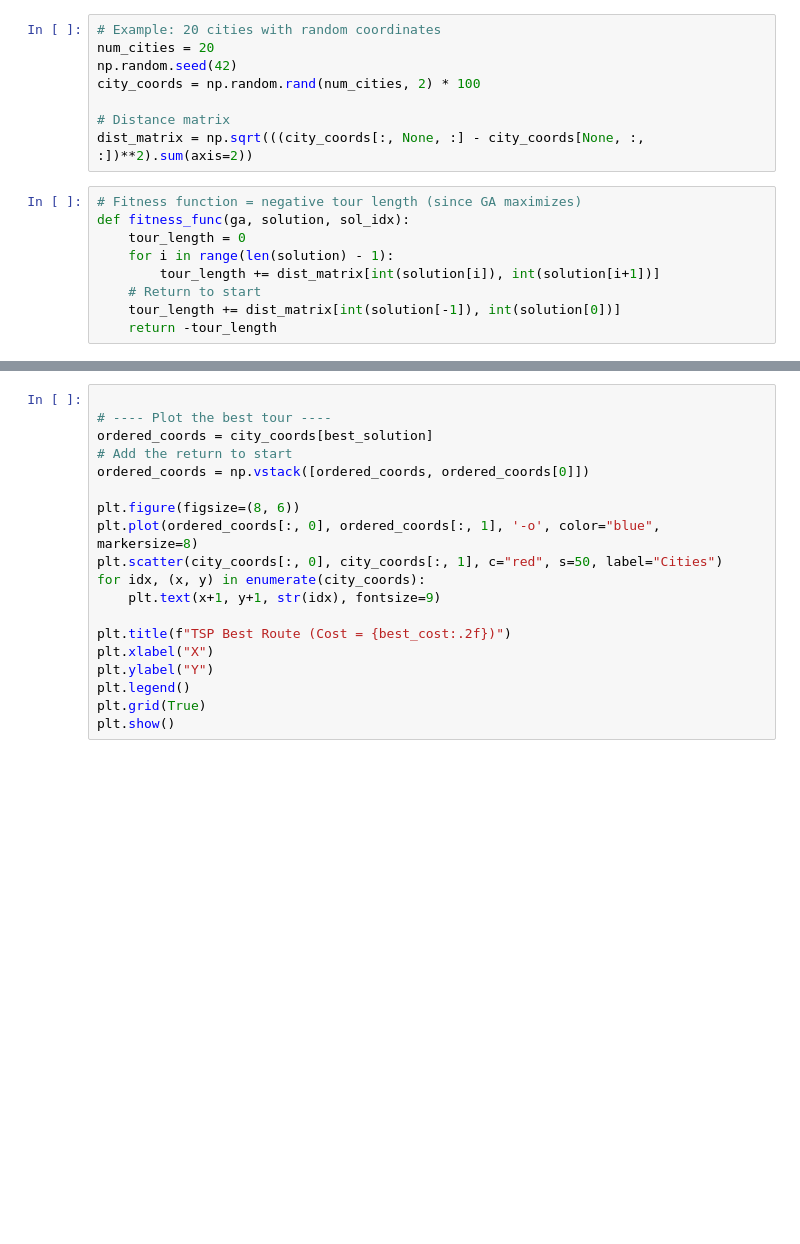
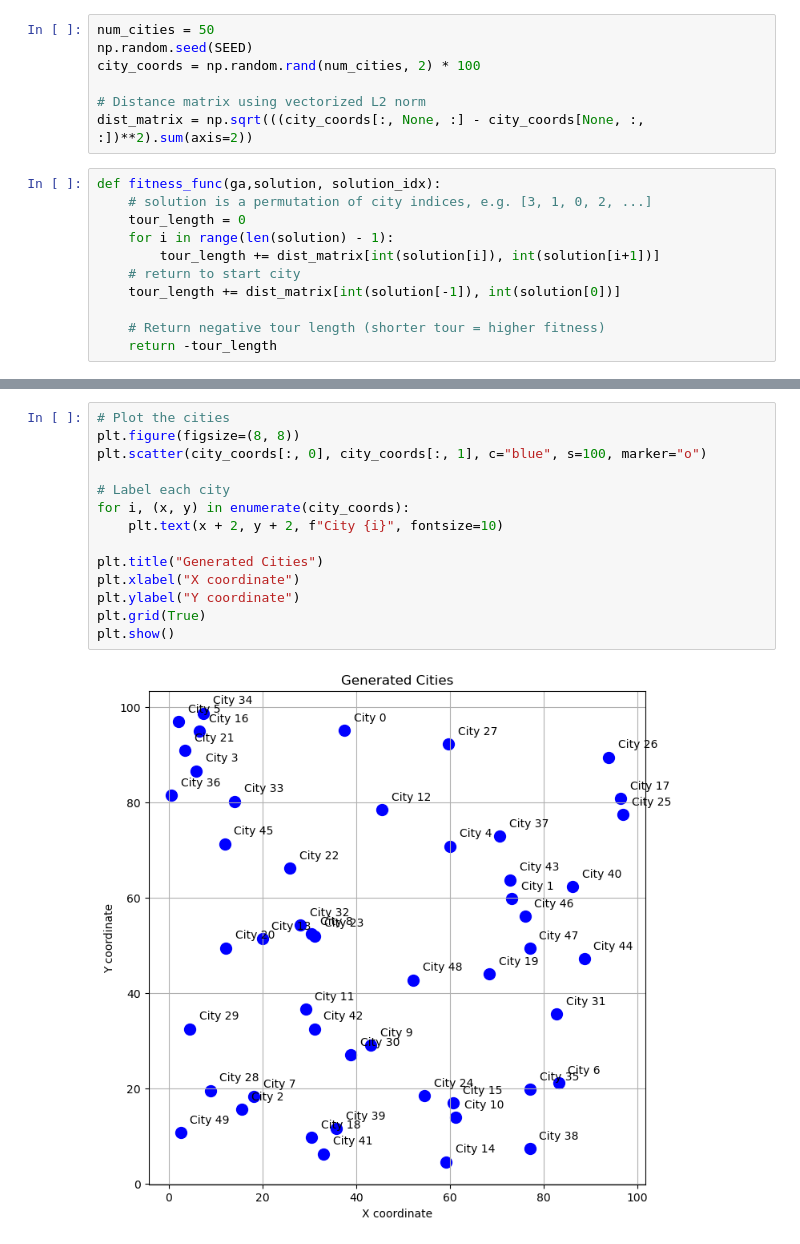
Before and after one commit to PonFirst/Bio-inspired-AI, a Jupyter notebook: genetic_algorithm.ipynb, the cells around one changed output, grey strips where cells are left out. Drawn from its saved outputs; the diff is of its cells as text; blank space fills up the shorter version.

```diff
--- a/genetic_algorithm.ipynb
+++ b/genetic_algorithm.ipynb
@@ -6,17 +12,18 @@ import matplotlib.pyplot as plt
 # %%
-# Example: 20 cities with random coordinates
-num_cities = 20
-np.random.seed(42)
+num_cities = 50
+np.random.seed(SEED)
 city_coords = np.random.rand(num_cities, 2) * 100
 
-# Distance matrix
+# Distance matrix using vectorized L2 norm
 dist_matrix = np.sqrt(((city_coords[:, None, :] - city_coords[None, :, :])**2).sum(axis=2))
 # %%
-# Fitness function = negative tour length (since GA maximizes)
-def fitness_func(ga, solution, sol_idx):
+def fitness_func(ga,solution, solution_idx):
+    # solution is a permutation of city indices, e.g. [3, 1, 0, 2, ...]
     tour_length = 0
     for i in range(len(solution) - 1):
         tour_length += dist_matrix[int(solution[i]), int(solution[i+1])]
-    # Return to start
+    # return to start city
     tour_length += dist_matrix[int(solution[-1]), int(solution[0])]
+
+    # Return negative tour length (shorter tour = higher fitness)
     return -tour_length
@@ -80,19 +157,16 @@ Iterations: 2000
 # %%
+# Plot the cities
+plt.figure(figsize=(8, 8))
+plt.scatter(city_coords[:, 0], city_coords[:, 1], c="blue", s=100, marker="o")
 
-# ---- Plot the best tour ----
-ordered_coords = city_coords[best_solution]
-# Add the return to start
-ordered_coords = np.vstack([ordered_coords, ordered_coords[0]])
+# Label each city
+for i, (x, y) in enumerate(city_coords):
+    plt.text(x + 2, y + 2, f"City {i}", fontsize=10)
 
-plt.figure(figsize=(8, 6))
-plt.plot(ordered_coords[:, 0], ordered_coords[:, 1], '-o', color="blue", markersize=8)
-plt.scatter(city_coords[:, 0], city_coords[:, 1], c="red", s=50, label="Cities")
-for idx, (x, y) in enumerate(city_coords):
-    plt.text(x+1, y+1, str(idx), fontsize=9)
-
-plt.title(f"TSP Best Route (Cost = {best_cost:.2f})")
-plt.xlabel("X")
-plt.ylabel("Y")
-plt.legend()
+plt.title("Generated Cities")
+plt.xlabel("X coordinate")
+plt.ylabel("Y coordinate")
 plt.grid(True)
 plt.show()
+# %% [output]
+[figure, added]
```
Also changed, not shown: parts of 8 cells of this notebook, 3 other files.
